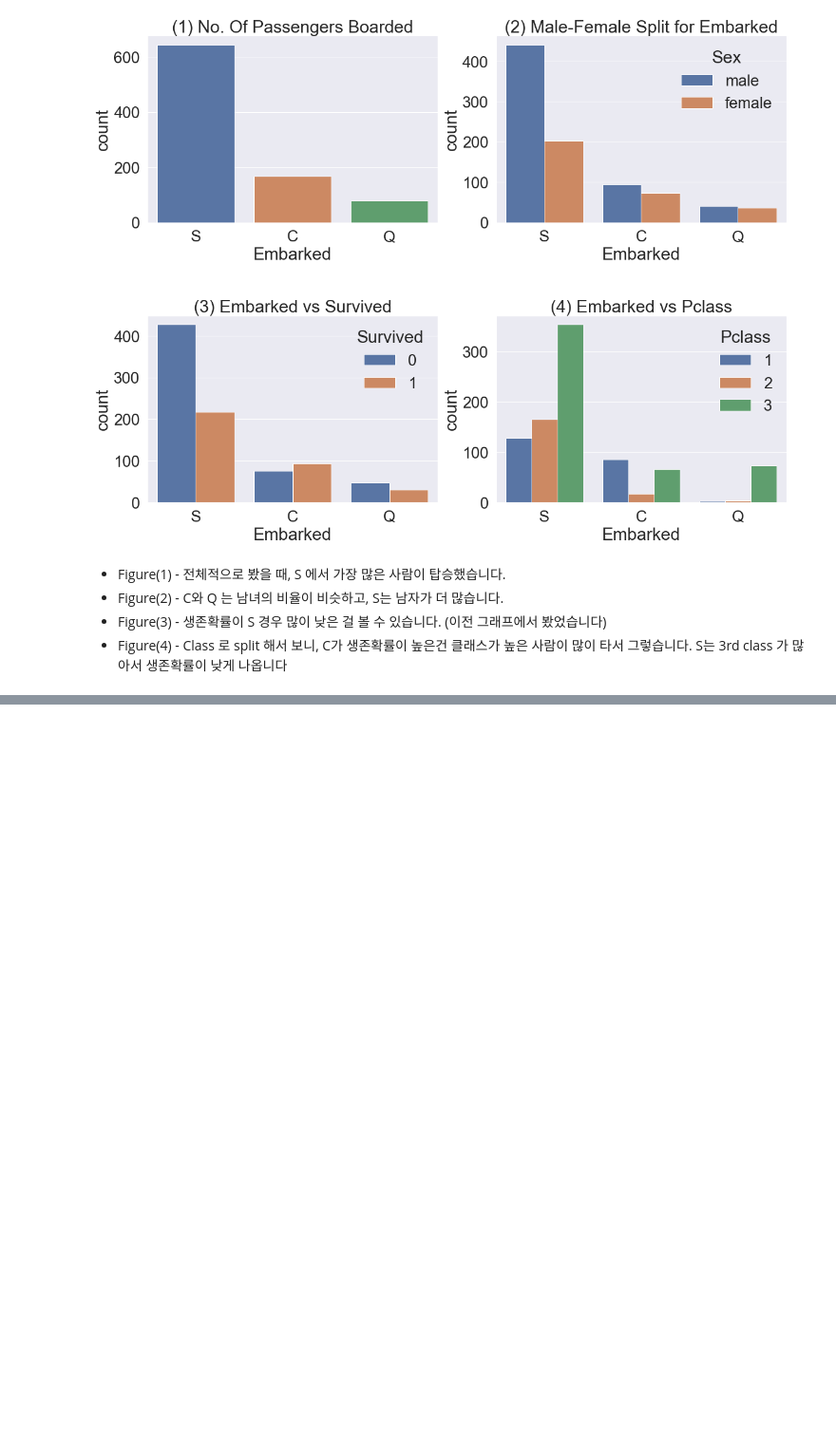
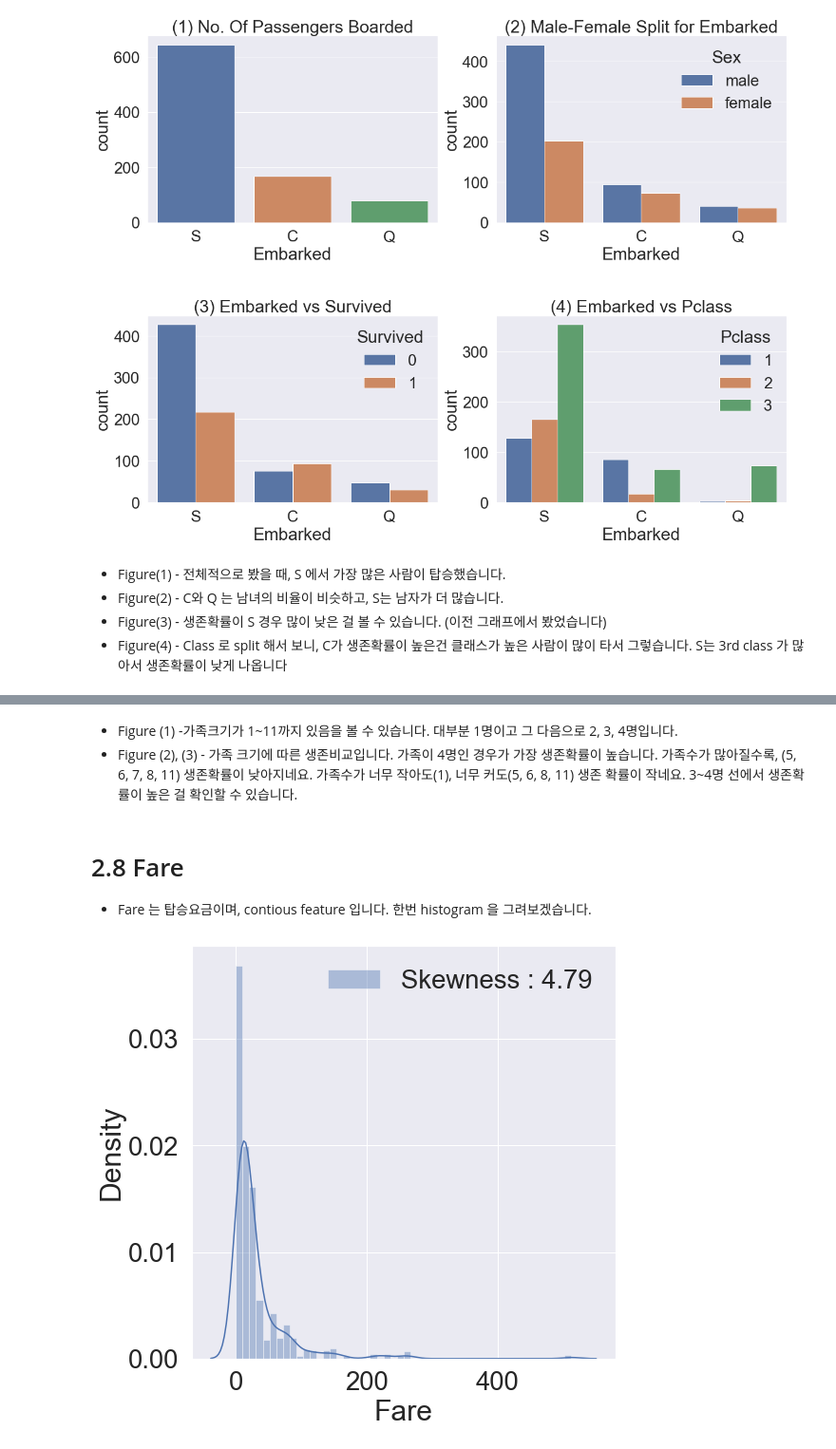
Before and after one commit to genie-lee-beep/Jieun-Lee, a Jupyter notebook: TIL 2022/[TIL] 타이타닉 튜토리얼 1 - Exploratory data analysis, visualization, machine learning.ipynb, the cells around one changed output, grey strips where cells are left out. Shown at 95% size. Cells and saved outputs as stored; diff of their text form; code cells hidden in the pictures; blank space fills up the shorter version.

```diff
--- a/TIL 2022/[TIL] 타이타닉 튜토리얼 1 - Exploratory data analysis, visualization, machine learning.ipynb
+++ b/TIL 2022/[TIL] 타이타닉 튜토리얼 1 - Exploratory data analysis, visualization, machine learning.ipynb
@@ -311,0 +339,12 @@ plt.show()
+# %% [markdown]
+- Figure (1) -가족크기가 1~11까지 있음을 볼 수 있습니다. 대부분 1명이고 그 다음으로 2, 3, 4명입니다.
+- Figure (2), (3) - 가족 크기에 따른 생존비교입니다. 가족이 4명인 경우가 가장 생존확률이 높습니다. 가족수가 많아질수록, (5, 6, 7, 8, 11) 생존확률이 낮아지네요. 가족수가 너무 작아도(1), 너무 커도(5, 6, 8, 11) 생존 확률이 작네요. 3~4명 선에서 생존확률이 높은 걸 확인할 수 있습니다.
+# %% [markdown]
+# 2.8 Fare
+- Fare 는 탑승요금이며, contious feature 입니다. 한번 histogram 을 그려보겠습니다.
+# %%
+fig, ax = plt.subplots(1, 1, figsize=(8, 8))
+g = sns.distplot(df_train['Fare'], color='b', label='Skewness : {:.2f}'.format(df_train['Fare'].skew()), ax=ax)
+g = g.legend(loc='best')
+# %% [output]
+[figure, added]
```
Also changed, not shown: parts of 15 cells of this notebook.
